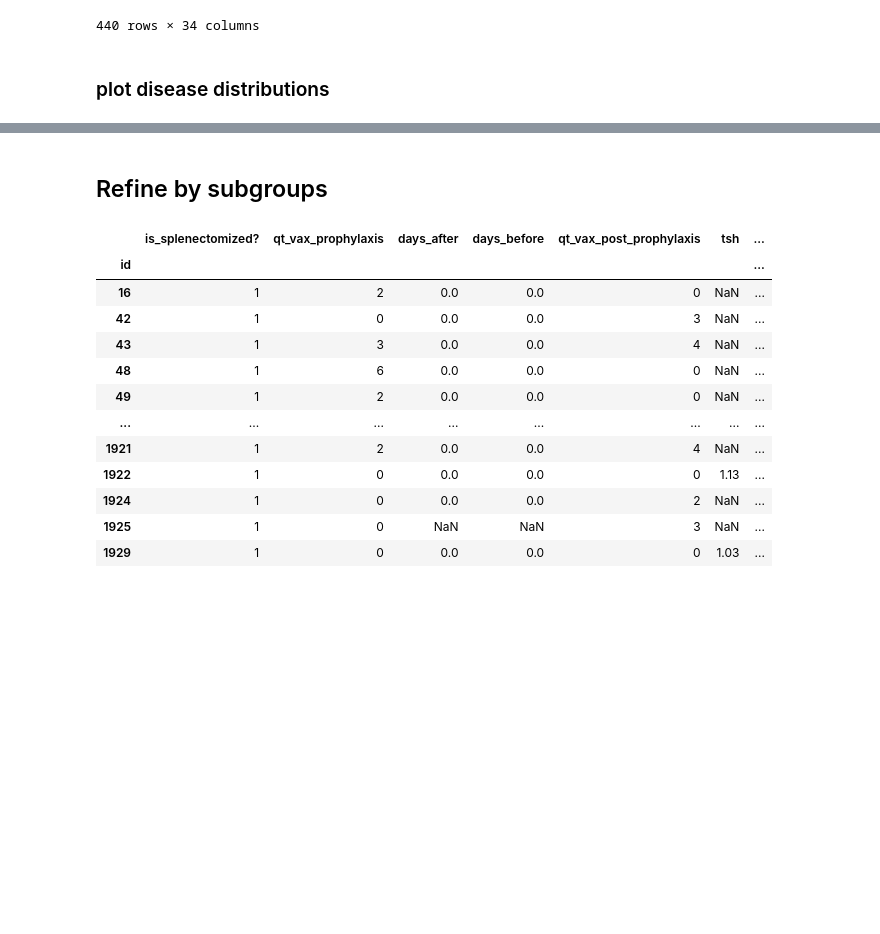
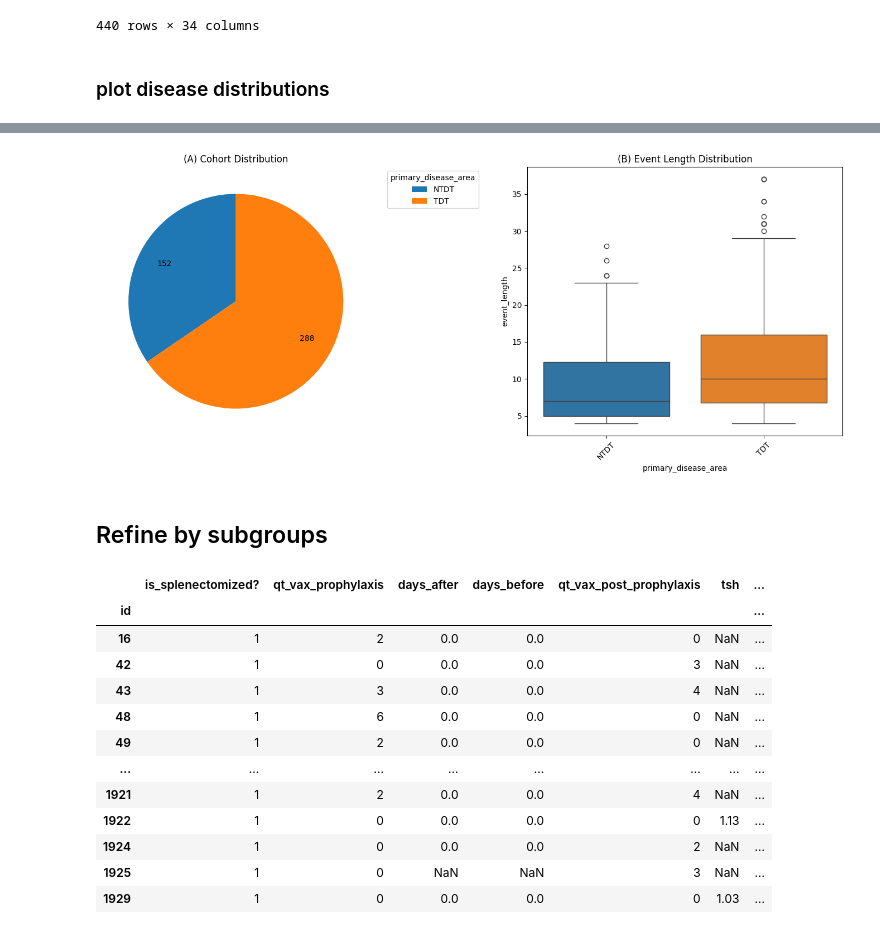
Before and after one commit to giordamaug/Embed_Clinical_Sequences_Asplenic, a Jupyter notebook: notebook.ipynb, the cells around one changed output, grey strips where cells are left out. Cells and saved outputs as stored; diff of their text form; code cells hidden in the pictures; blank space fills up the shorter version.

```diff
--- a/notebook.ipynb
+++ b/notebook.ipynb
@@ -167,3 +86,10 @@ KeyError: nan
+# %%
+from plotting import plot_group_distribution_with_event_boxplot
+
+label_desc = ['CHA','SCD','TDT','NTDT','AIDH','NHOC','OC','AS','IM']
+plot_group_distribution_with_event_boxplot(dataset, groupby='primary_disease_area', label_desc=label_desc)
+# %% [output]
+[figure, added]
 # %% [markdown]
 ## Refine by subgroups
 # %%
```
Also changed, not shown: parts of 14 cells of this notebook.
